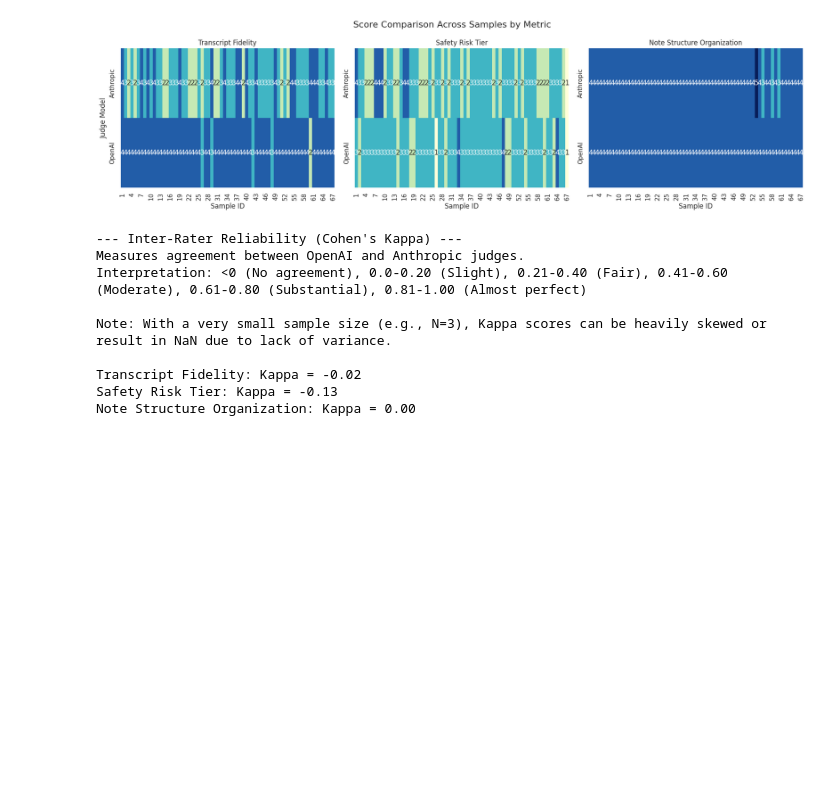
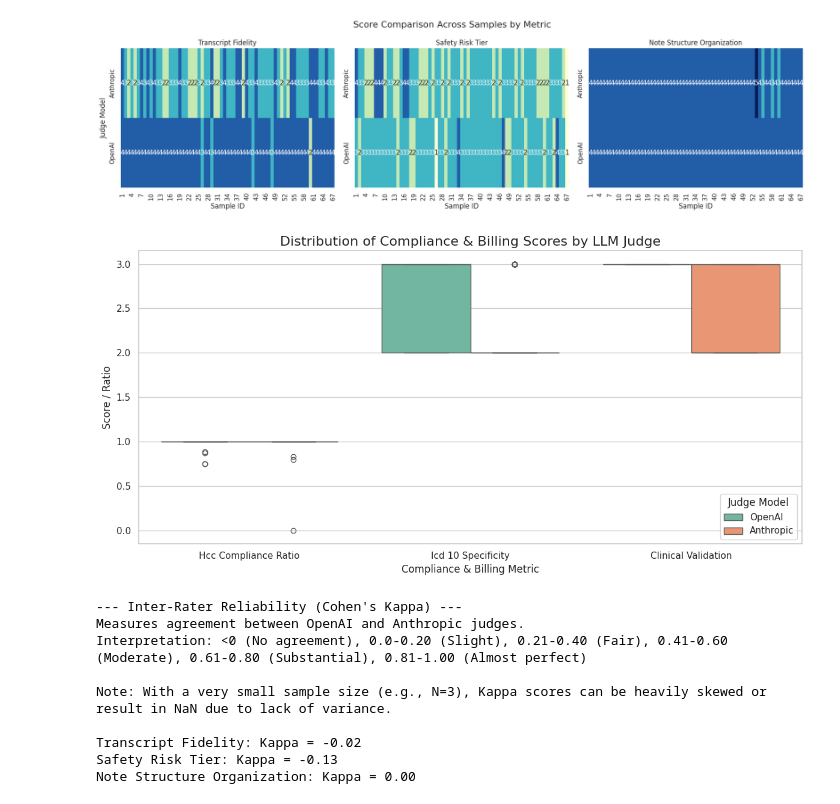
Before and after one commit to nauzleyabedini/Clinical-Note-Evaluation, a Jupyter notebook: Clinical_Note_Eval.ipynb, the cells around one changed output. Drawn from its saved outputs; the diff is of its cells as text; code cells hidden in the pictures; blank space fills up the shorter version.

Commit message:
Added box plot and interpretation of results for compliance/billing evaluation.

```diff
--- a/Clinical_Note_Eval.ipynb
+++ b/Clinical_Note_Eval.ipynb
@@ -870,6 +785,36 @@ else:
 # %% [output]
 <Figure size 1600x600 with 0 Axes>
 [figure]
+# %%
+if 'aggregated_df' in globals():
+    # Plot 3: Boxplot of Compliance & Billing Metrics
+    plt.figure(figsize=(12, 6))
+
+    billing_metrics = ['hcc_compliance_ratio_percentage', 'icd_10_specificity_score', 'clinical_validation_score']
+    billing_df = aggregated_df[['model', 'sample_id'] + billing_metrics]
+
+    # Melt for seaborn
+    melted_billing = pd.melt(billing_df, id_vars=['model', 'sample_id'], value_vars=billing_metrics, var_name='Metric', value_name='Score')
+    melted_billing['Score'] = pd.to_numeric(melted_billing['Score'], errors='coerce')
+
+    # Create boxplot to show distribution
+    ax = sns.boxplot(x='Metric', y='Score', hue='model', data=melted_billing, palette='Set2')
+    plt.title('Distribution of Compliance & Billing Scores by LLM Judge', fontsize=16)
+    plt.xlabel('Compliance & Billing Metric', fontsize=12)
+    plt.ylabel('Score / Ratio', fontsize=12)
+
+    # Clean x-axis labels
+    labels = [item.get_text().replace('_score', '').replace('_percentage', '').replace('_', ' ').title() for item in ax.get_xticklabels()]
+    ax.set_xticklabels(labels)
+
+    plt.legend(title='Judge Model', loc='lower right')
+    plt.tight_layout()
+    plt.savefig('llm_judge_billing_boxplot.png', dpi=300)
+    plt.show()
+else:
+    print("⚠️ Error: 'aggregated_df' not found. Please run the evaluation cells first.")
+# %% [output]
+[figure, added]
 # %%
 from sklearn.metrics import cohen_kappa_score
 import pandas as pd
```
Also changed, not shown: parts of 4 cells of this notebook.
